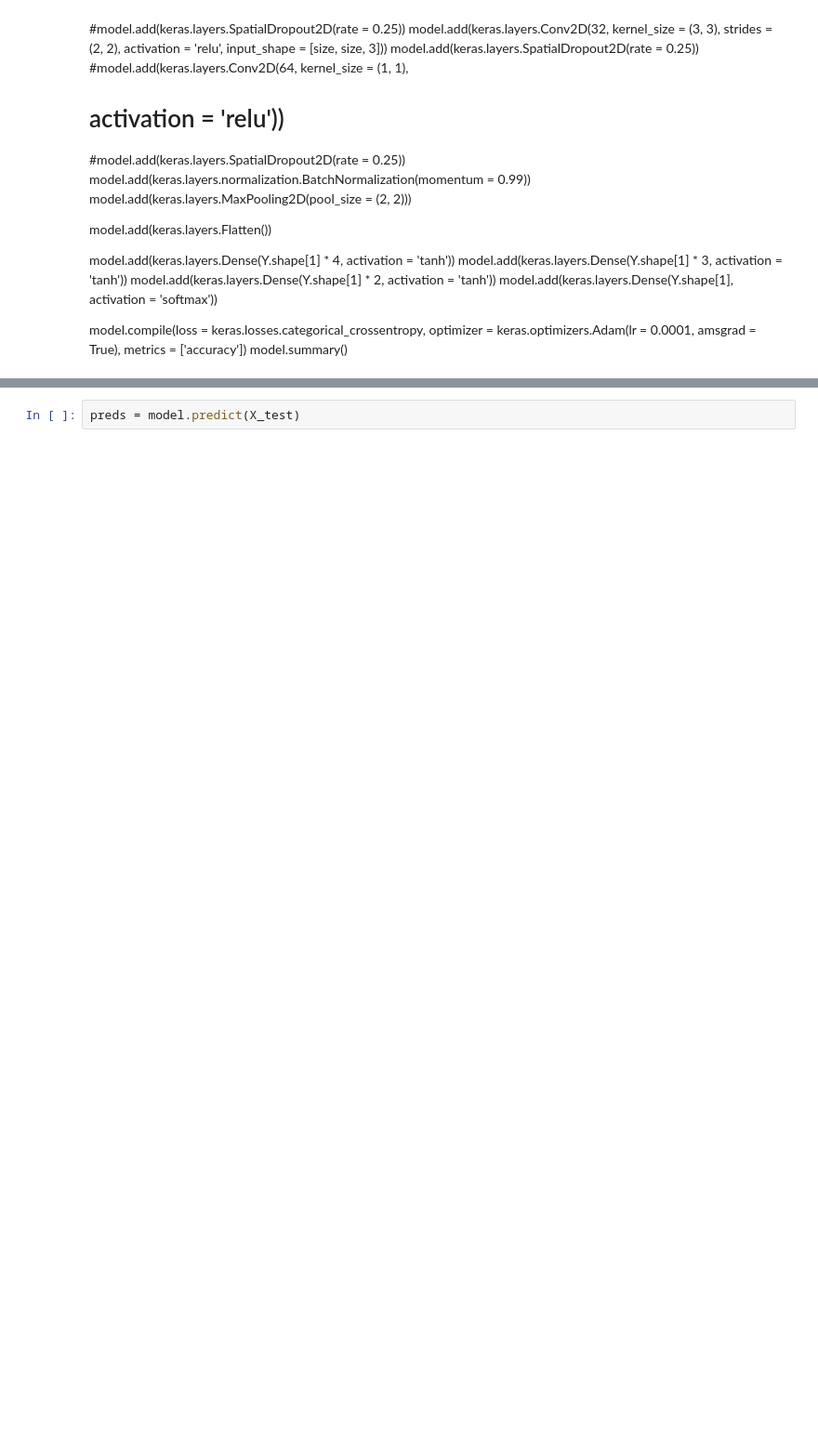
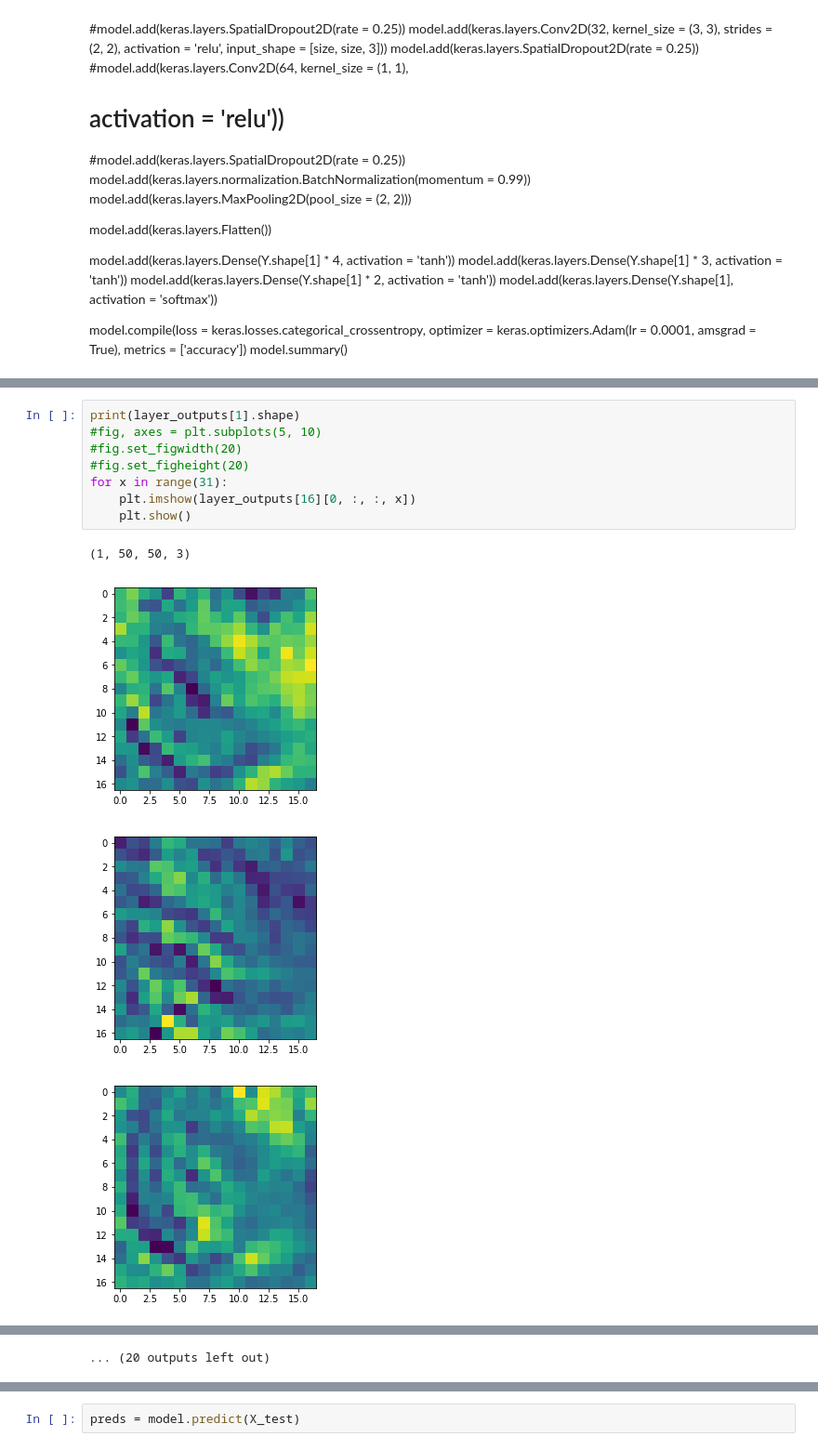
Before and after one commit to CSCI4850/S19-team1-project, a Jupyter notebook: project_code.ipynb, the cells around one changed output, grey strips where cells are left out. Shown at 93% size. Cells and saved outputs as stored; diff of their text form; blank space fills up the shorter version.

```diff
--- a/project_code.ipynb
+++ b/project_code.ipynb
@@ -366,0 +543,13 @@ KeyboardInterrupt:
+# %%
+print(layer_outputs[1].shape)
+#fig, axes = plt.subplots(5, 10)
+#fig.set_figwidth(20)
+#fig.set_figheight(20)
+for x in range(31):
+    plt.imshow(layer_outputs[16][0, :, :, x])
+    plt.show()
+# %% [output]
+(1, 50, 50, 3)
+[figure, added]
+[figure, added]
+[figure, added]
@@ -367,3 +564,4 @@ KeyboardInterrupt:
+... (20 outputs left out)
 # %%
 plt.figure(1)
 
```
Also changed, not shown: parts of 23 cells of this notebook.
